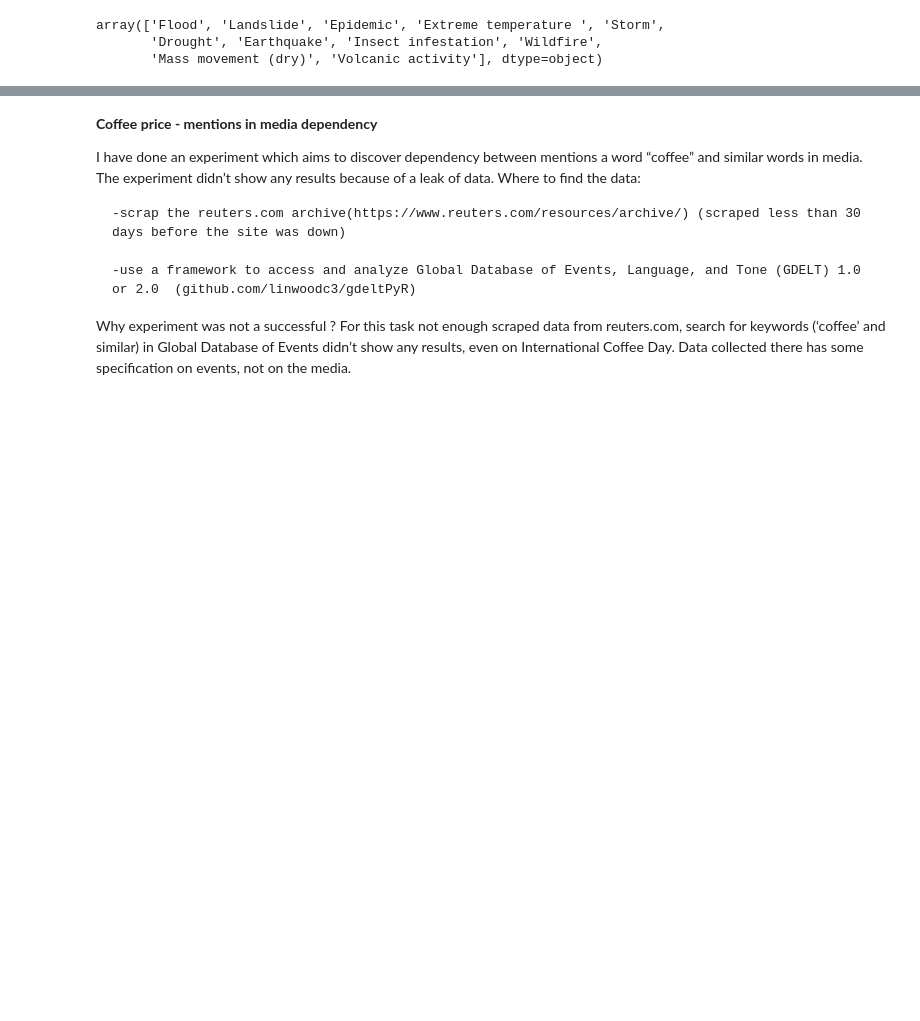
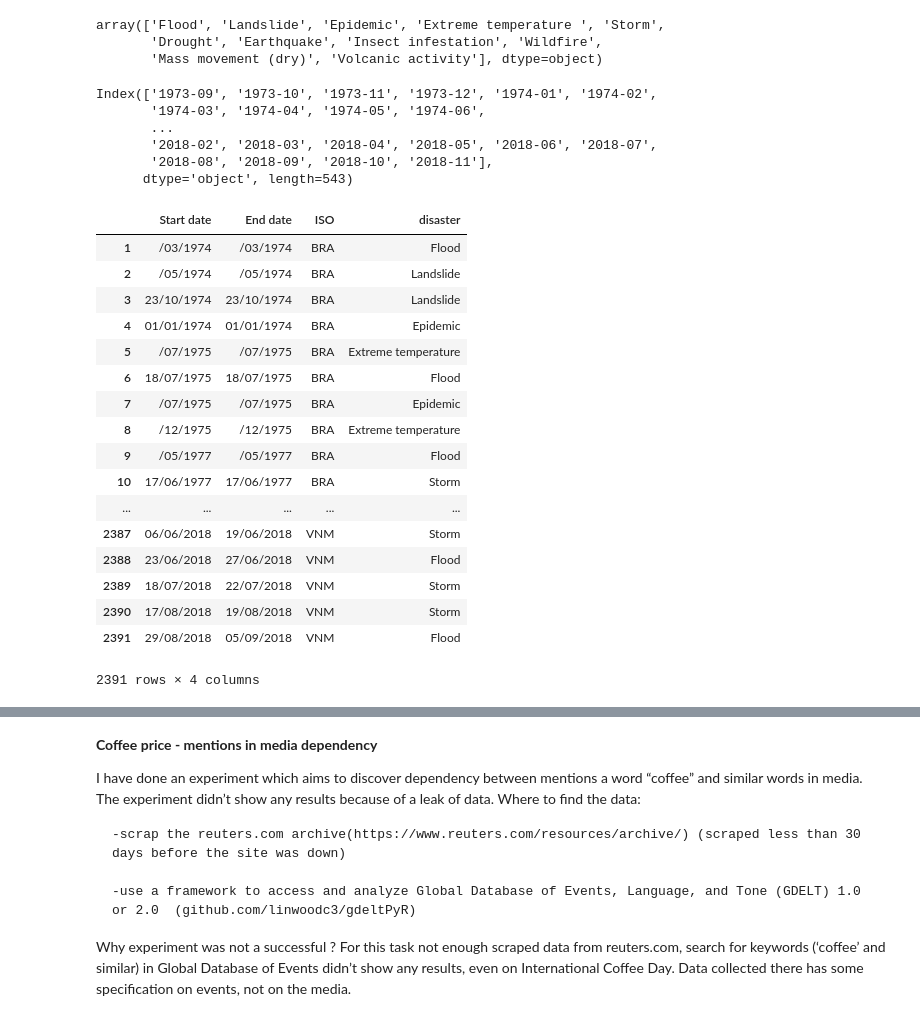
Before and after one commit to irynakostyshyn/coffee-price-prediction, a Jupyter notebook: merge_datasets.ipynb, the cells around one changed output, grey strips where cells are left out. Cells and saved outputs as stored; diff of their text form; code cells hidden in the pictures; blank space fills up the shorter version.

```diff
--- a/merge_datasets.ipynb
+++ b/merge_datasets.ipynb
@@ -369,3 +360,12 @@ disaster.disaster.unique()
 array(['Flood', 'Landslide', 'Epidemic', 'Extreme temperature ', 'Storm',
        'Drought', 'Earthquake', 'Insect infestation', 'Wildfire',
        'Mass movement (dry)', 'Volcanic activity'], dtype=object)
+# %%
+df.index
+# %% [output]
+Index(['1973-09', '1973-10', '1973-11', '1973-12', '1974-01', '1974-02',
+       '1974-03', '1974-04', '1974-05', '1974-06',
+       ...
+       '2018-02', '2018-03', '2018-04', '2018-05', '2018-06', '2018-07',
+       '2018-08', '2018-09', '2018-10', '2018-11'],
+      dtype='object', length=543)
@@ -371,0 +374,21 @@ array(['Flood', 'Landslide', 'Epidemic', 'Extreme temperature ', 'Storm',
+# %%
+disaster
+# %% [output]
+|  | Start date | End date | ISO | disaster |
+| 1 | /03/1974 | /03/1974 | BRA | Flood |
+| 2 | /05/1974 | /05/1974 | BRA | Landslide |
+| 3 | 23/10/1974 | 23/10/1974 | BRA | Landslide |
+| 4 | 01/01/1974 | 01/01/1974 | BRA | Epidemic |
+| 5 | /07/1975 | /07/1975 | BRA | Extreme temperature |
+| 6 | 18/07/1975 | 18/07/1975 | BRA | Flood |
+| 7 | /07/1975 | /07/1975 | BRA | Epidemic |
+| 8 | /12/1975 | /12/1975 | BRA | Extreme temperature |
+| 9 | /05/1977 | /05/1977 | BRA | Flood |
+| 10 | 17/06/1977 | 17/06/1977 | BRA | Storm |
+| ... | ... | ... | ... | ... |
+| 2387 | 06/06/2018 | 19/06/2018 | VNM | Storm |
+| 2388 | 23/06/2018 | 27/06/2018 | VNM | Flood |
+| 2389 | 18/07/2018 | 22/07/2018 | VNM | Storm |
+| 2390 | 17/08/2018 | 19/08/2018 | VNM | Storm |
+| 2391 | 29/08/2018 | 05/09/2018 | VNM | Flood |
+2391 rows × 4 columns
```
Also changed, not shown: parts of 7 cells of this notebook, 1 other file.
